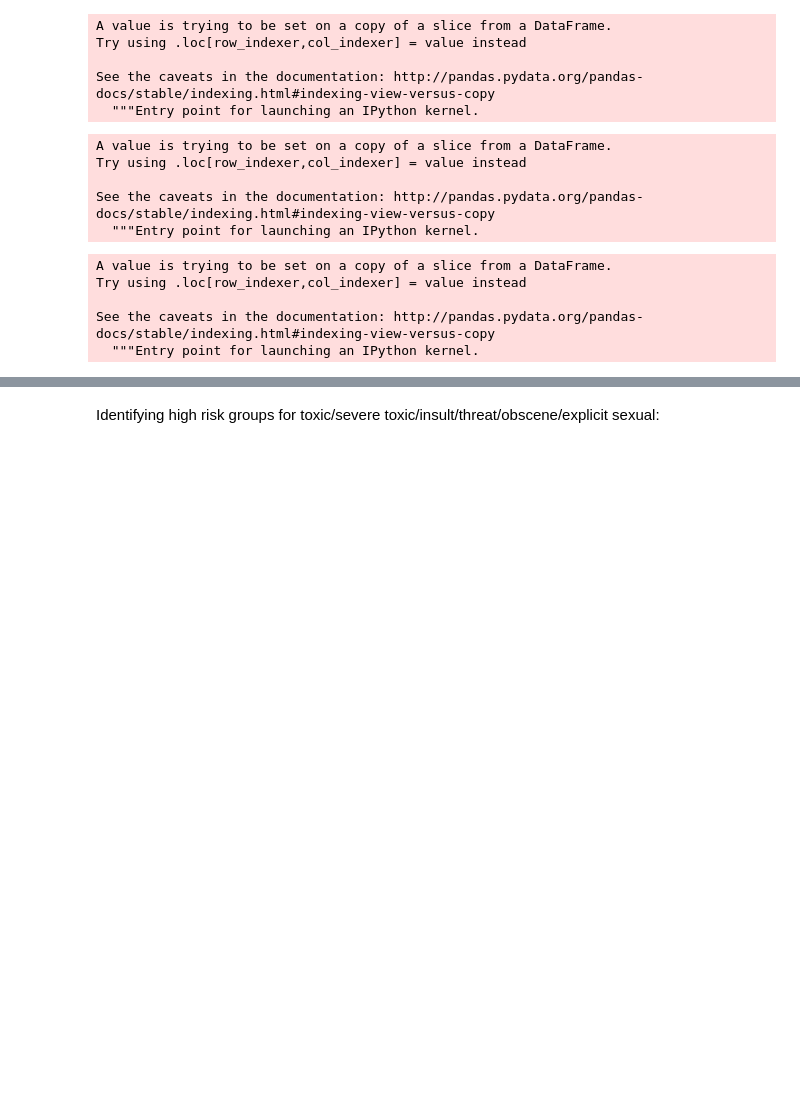
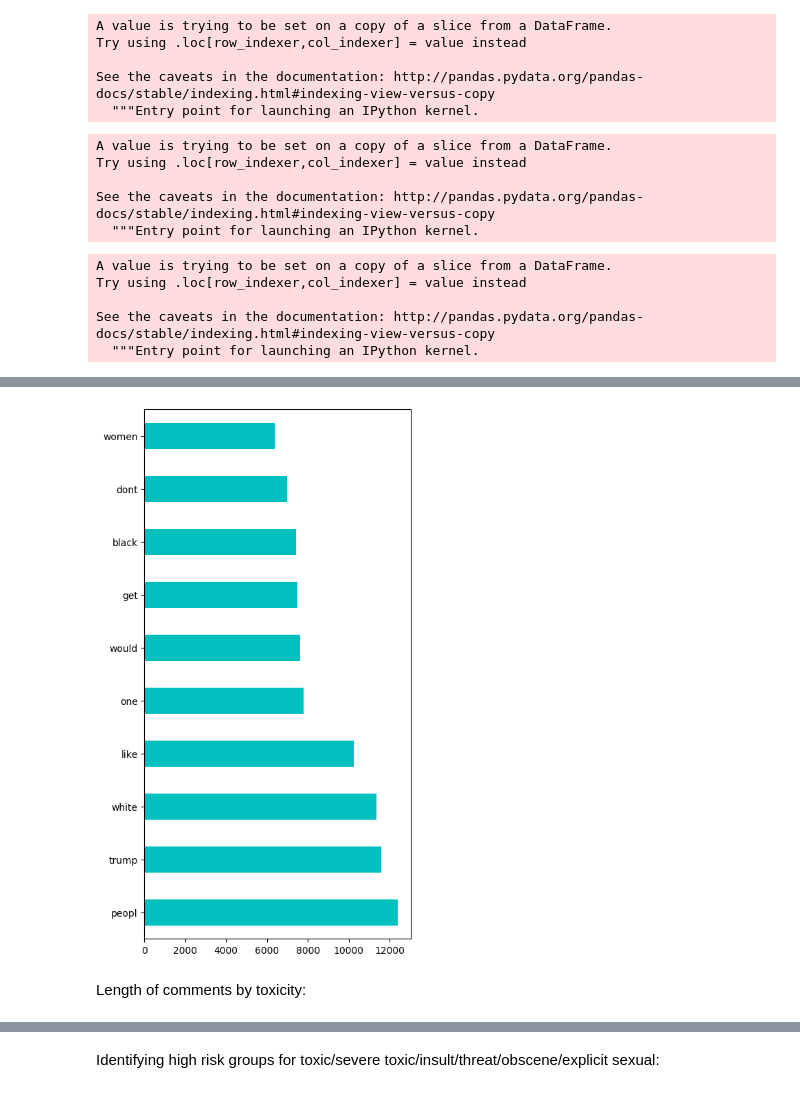
Before and after one commit to drenize/Multilingual_NLP_Classifier_Toxic_Comments, a Jupyter notebook: Toxic_Comments_EDA.ipynb, the cells around one changed output, grey strips where cells are left out. Saved outputs shown, nothing was run; the diff lists cells and outputs as text; code cells hidden in the pictures; blank space fills up the shorter version.

```diff
--- a/Toxic_Comments_EDA.ipynb
+++ b/Toxic_Comments_EDA.ipynb
@@ -996,0 +729,6 @@ data0.head(0)
+# %%
+count_head.plot(kind = 'barh', figsize=(5,10), color='c');
+# %% [output]
+[figure, added]
+# %% [markdown]
+Length of comments by toxicity:
```
Also changed, not shown: parts of 118 cells of this notebook.
